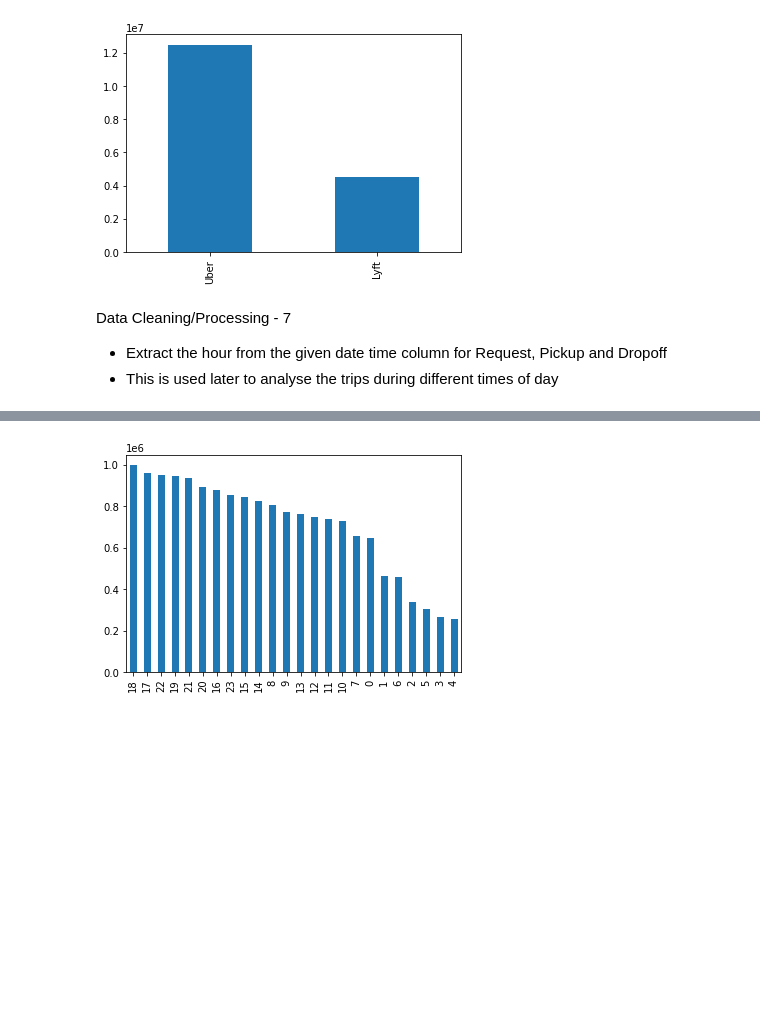
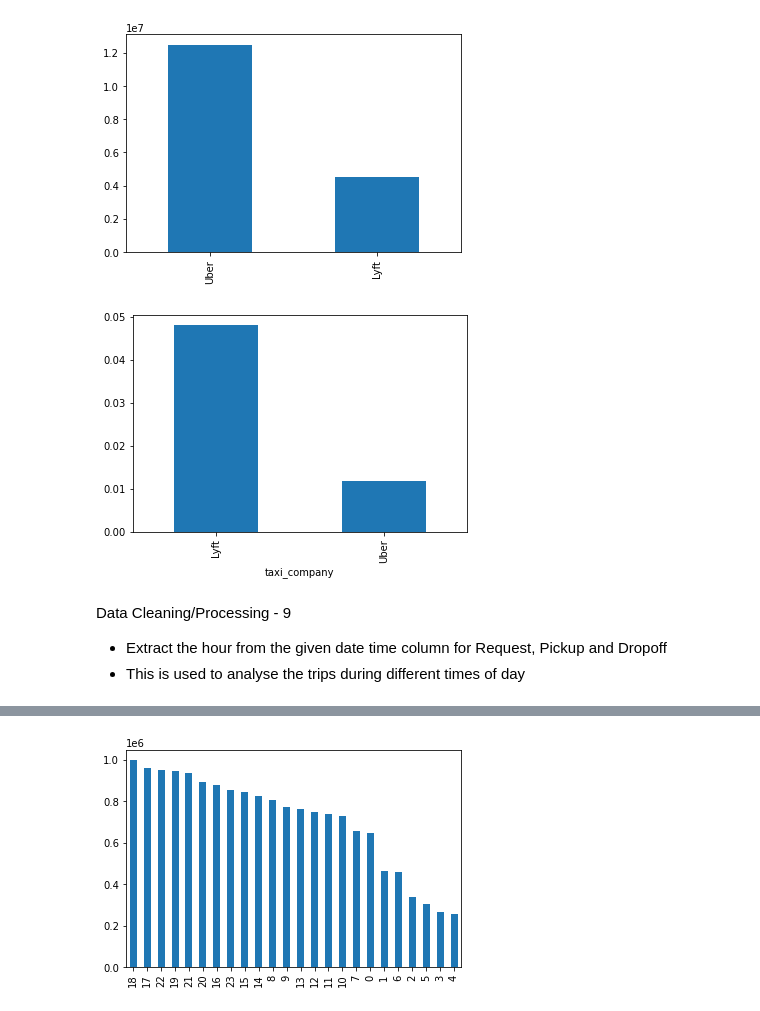
Before and after one commit to bharadwajpro/Taxi-trip, a Jupyter notebook: Taxi Trip EDA - Phase 1 - 50419396.ipynb, the cells around one changed output, grey strips where cells are left out. Drawn from its saved outputs; the diff is of its cells as text; code cells hidden in the pictures; blank space fills up the shorter version.

```diff
--- a/Taxi Trip EDA - Phase 1 - 50419396.ipynb
+++ b/Taxi Trip EDA - Phase 1 - 50419396.ipynb
@@ -346,0 +383,2 @@ df
+# %%
+taxi_grp_df = df.groupby(['taxi_company'])
@@ -357,10 +412,14 @@ Name: taxi_company, dtype: int64
 plot_bar(df['taxi_company'].value_counts())
 # %% [output]
 [figure]
+# %%
+plot_bar(taxi_grp_df['fare_per_mile_per_second'].mean())
+# %% [output]
+[figure, added]
 # %% [markdown]
-Data Cleaning/Processing - 7
+Data Cleaning/Processing - 9
 - Extract the hour from the given date time column for Request, Pickup and Dropoff
-- This is used later to analyse the trips during different times of day
+- This is used to analyse the trips during different times of day
 # %%
 df['request_hour'] = df['request_datetime'].dt.hour
 df['pickup_hour'] = df['pickup_datetime'].dt.hour
```
Also changed, not shown: parts of 58 cells of this notebook.
